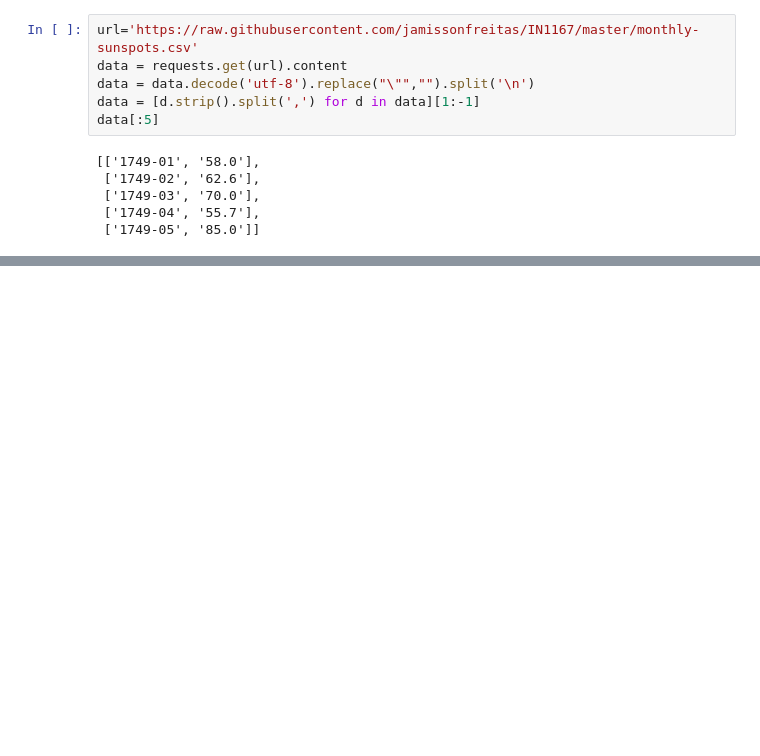
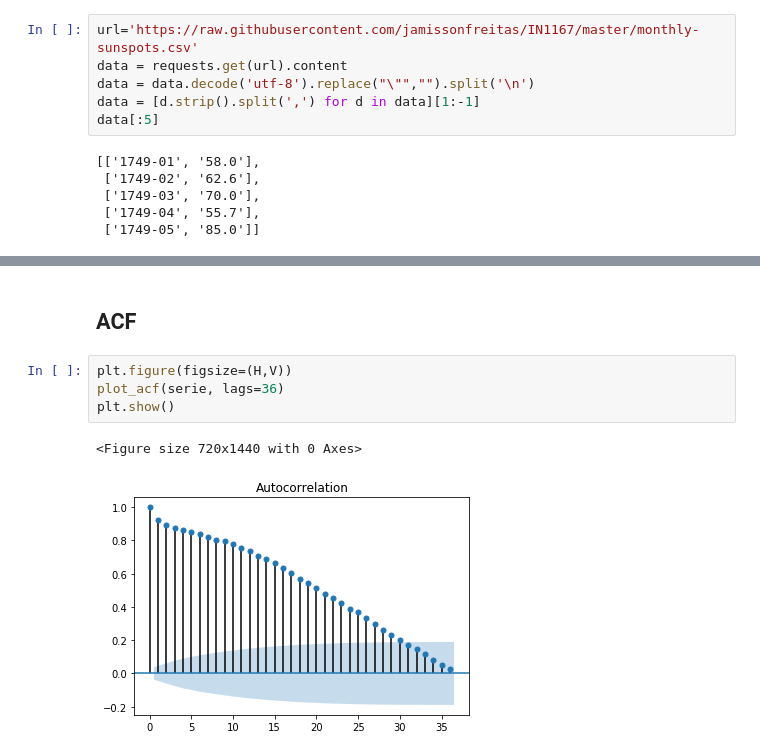
Before and after one commit to jamissonfreitas/IN1167, a Jupyter notebook: report.ipynb, the cells around one changed output, grey strips where cells are left out. Cells and saved outputs as stored; diff of their text form; blank space fills up the shorter version.

```diff
--- a/report.ipynb
+++ b/report.ipynb
@@ -70,0 +80,9 @@ plt.show()
+# %% [markdown]
+## ACF
+# %%
+plt.figure(figsize=(H,V))
+plot_acf(serie, lags=36)
+plt.show()
+# %% [output]
+<Figure size 720x1440 with 0 Axes>
+[figure, added]
```
Also changed, not shown: parts of 20 cells of this notebook.
